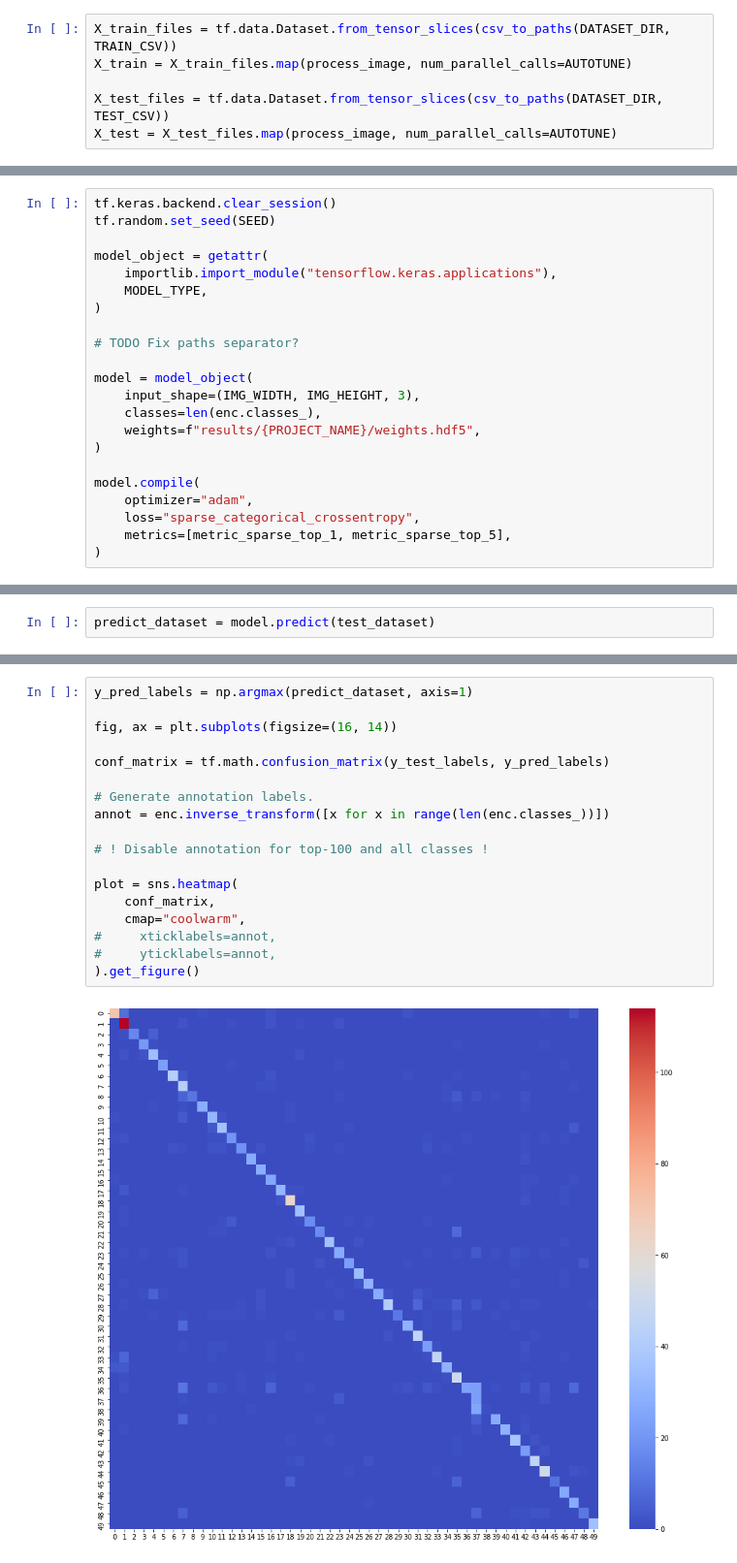
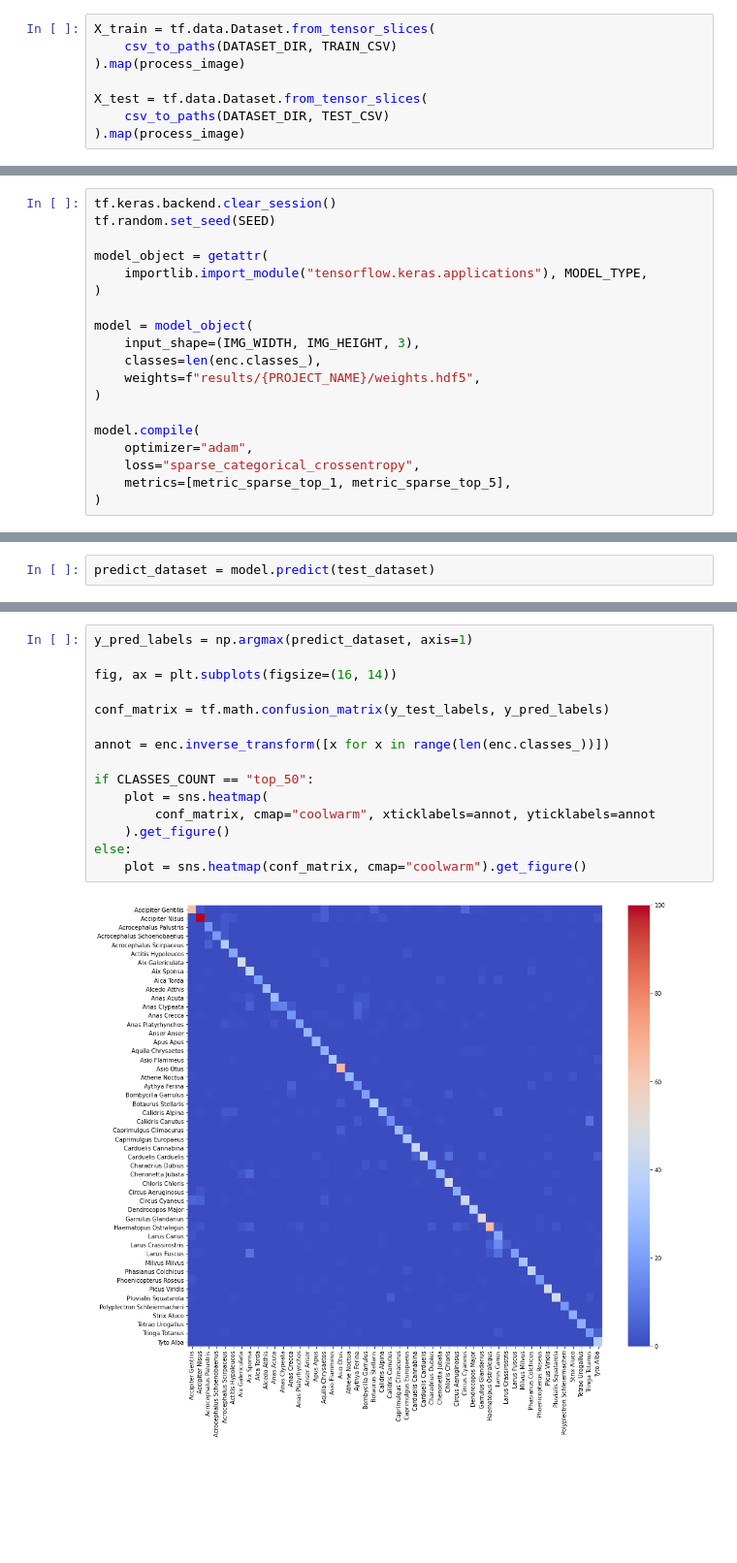
Before and after one commit to feathers-dataset/feathersv1-classification, a Jupyter notebook: tensorflow_classification.ipynb, the cells around one changed output, grey strips where cells are left out. Shown: that part at 97% size. Cells and saved outputs as stored; diff of their text form; blank space fills up the shorter version.

Commit message:
update to TensorFlow 2.2.0; minor notebook style improvements

```diff
--- a/tensorflow_classification.ipynb
+++ b/tensorflow_classification.ipynb
@@ -140,7 +157,9 @@ def prepare_for_training(ds, cache=False):
 # %%
-X_train_files = tf.data.Dataset.from_tensor_slices(csv_to_paths(DATASET_DIR, TRAIN_CSV))
-X_train = X_train_files.map(process_image, num_parallel_calls=AUTOTUNE)
+X_train = tf.data.Dataset.from_tensor_slices(
+    csv_to_paths(DATASET_DIR, TRAIN_CSV)
+).map(process_image)
 
-X_test_files = tf.data.Dataset.from_tensor_slices(csv_to_paths(DATASET_DIR, TEST_CSV))
-X_test = X_test_files.map(process_image, num_parallel_calls=AUTOTUNE)
+X_test = tf.data.Dataset.from_tensor_slices(
+    csv_to_paths(DATASET_DIR, TEST_CSV)
+).map(process_image)
 # %% [markdown]
@@ -318,11 +338,8 @@ tf.keras.backend.clear_session()
 tf.random.set_seed(SEED)
 
 model_object = getattr(
-    importlib.import_module("tensorflow.keras.applications"),
-    MODEL_TYPE,
+    importlib.import_module("tensorflow.keras.applications"), MODEL_TYPE,
 )
-
-# TODO Fix paths separator?
 
 model = model_object(
     input_shape=(IMG_WIDTH, IMG_HEIGHT, 3),
@@ -414,21 +433,18 @@ plt.show()
 # %%
 y_pred_labels = np.argmax(predict_dataset, axis=1)
 
 fig, ax = plt.subplots(figsize=(16, 14))
 
 conf_matrix = tf.math.confusion_matrix(y_test_labels, y_pred_labels)
 
-# Generate annotation labels.
 annot = enc.inverse_transform([x for x in range(len(enc.classes_))])
 
-# ! Disable annotation for top-100 and all classes !
-
-plot = sns.heatmap(
-    conf_matrix,
-    cmap="coolwarm",
-#     xticklabels=annot,
-#     yticklabels=annot,
-).get_figure()
+if CLASSES_COUNT == "top_50":
+    plot = sns.heatmap(
+        conf_matrix, cmap="coolwarm", xticklabels=annot, yticklabels=annot
+    ).get_figure()
+else:
+    plot = sns.heatmap(conf_matrix, cmap="coolwarm").get_figure()
 # %% [output]
-[figure, old version]
+[figure, new version]
 # %% [markdown]
```
Also changed, not shown: parts of 54 cells of this notebook.
